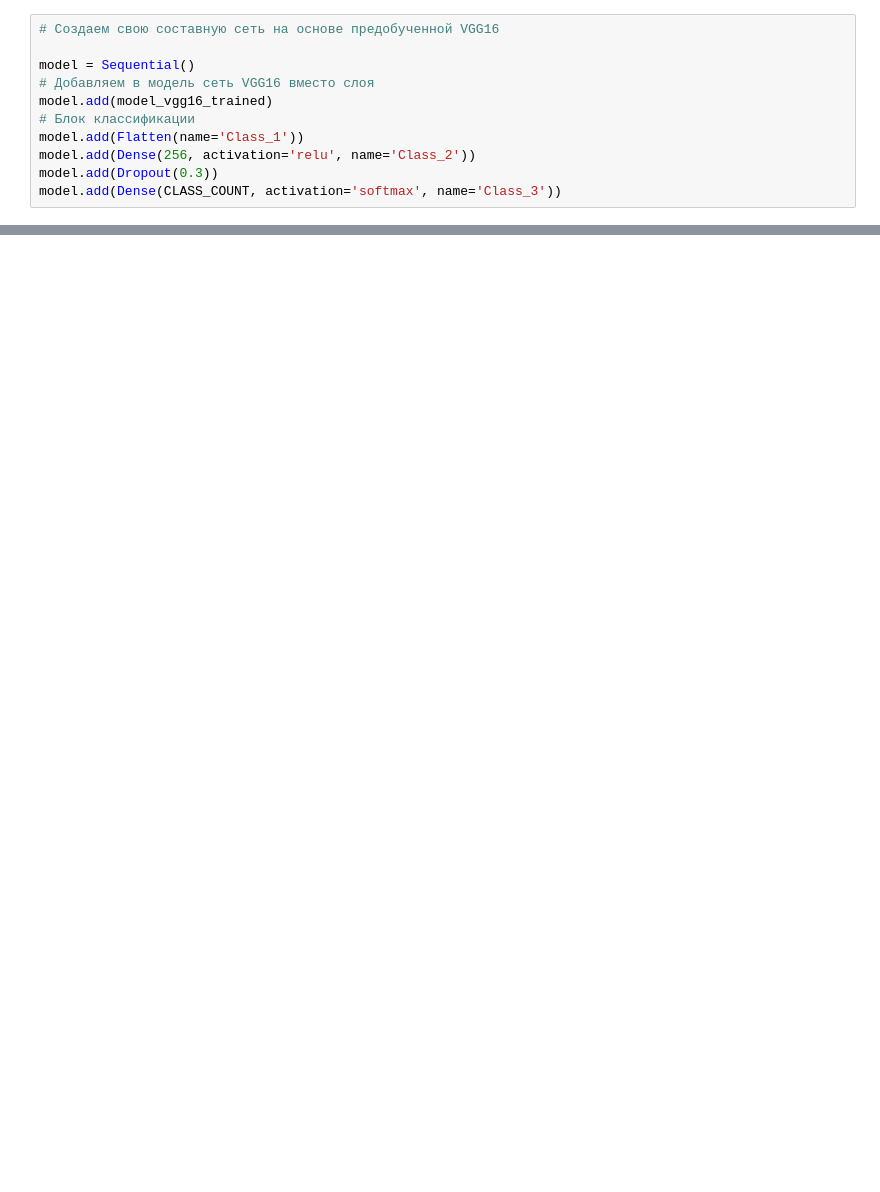
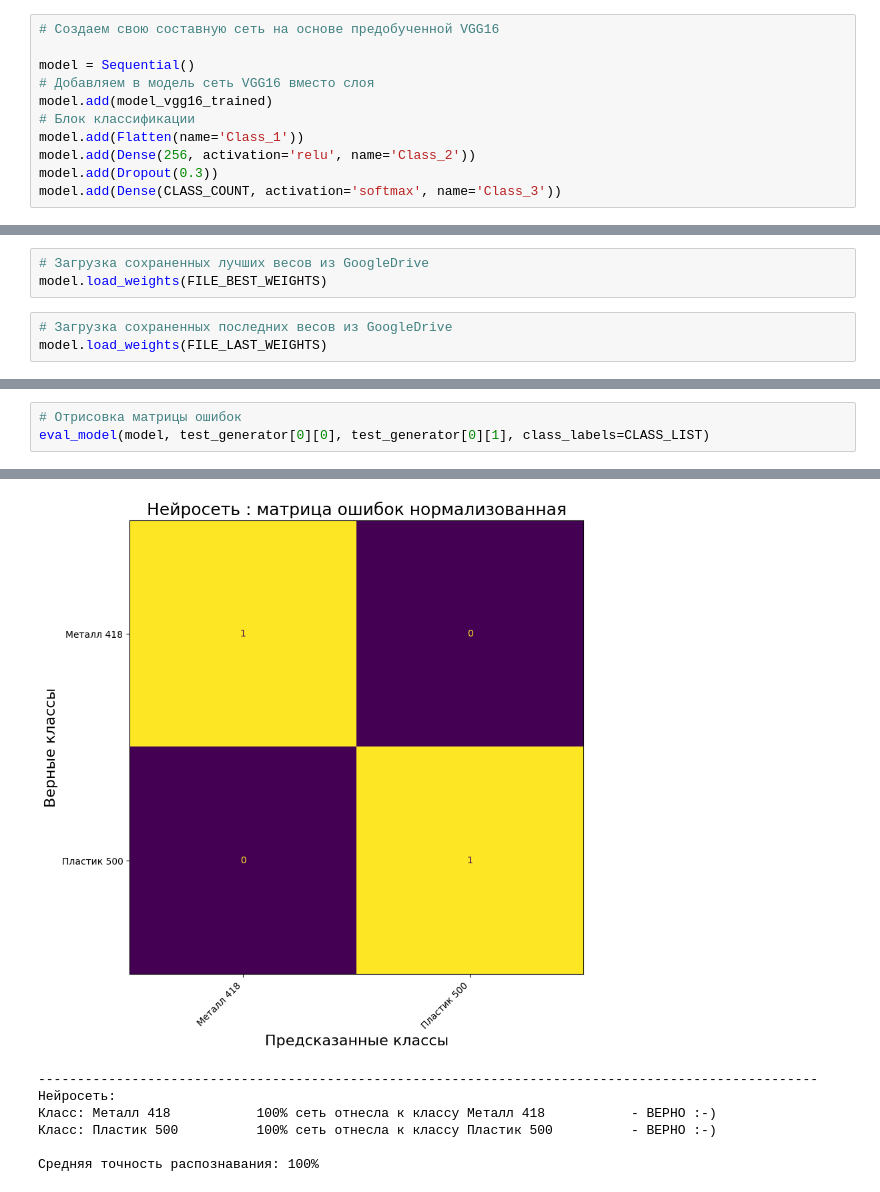
Before and after one commit to Untick/NetOptik, a Jupyter notebook: Lytkin Vladimir/Netoptic_vgg16_VL.ipynb, the cells around one changed output, grey strips where cells are left out. Cells and saved outputs as stored; diff of their text form; blank space fills up the shorter version.

```diff
--- a/Lytkin Vladimir/Netoptic_vgg16_VL.ipynb
+++ b/Lytkin Vladimir/Netoptic_vgg16_VL.ipynb
@@ -272,0 +414,6 @@ plt.show()
+# %%
+# Загрузка сохраненных лучших весов из GoogleDrive
+model.load_weights(FILE_BEST_WEIGHTS)
+# %%
+# Загрузка сохраненных последних весов из GoogleDrive
+model.load_weights(FILE_LAST_WEIGHTS)
@@ -272,0 +470,4 @@ plt.show()
+# %%
+# Отрисовка матрицы ошибок
+eval_model(model, test_generator[0][0], test_generator[0][1], class_labels=CLASS_LIST)
+# %% [output]
@@ -272,0 +475,7 @@ plt.show()
+[figure, added]
+----------------------------------------------------------------------------------------------------
+Нейросеть:
+Класс: Металл 418           100% сеть отнесла к классу Металл 418           - ВЕРНО :-)
+Класс: Пластик 500          100% сеть отнесла к классу Пластик 500          - ВЕРНО :-)
+
+Средняя точность распознавания: 100%
```
Also changed, not shown: parts of 48 cells of this notebook.
